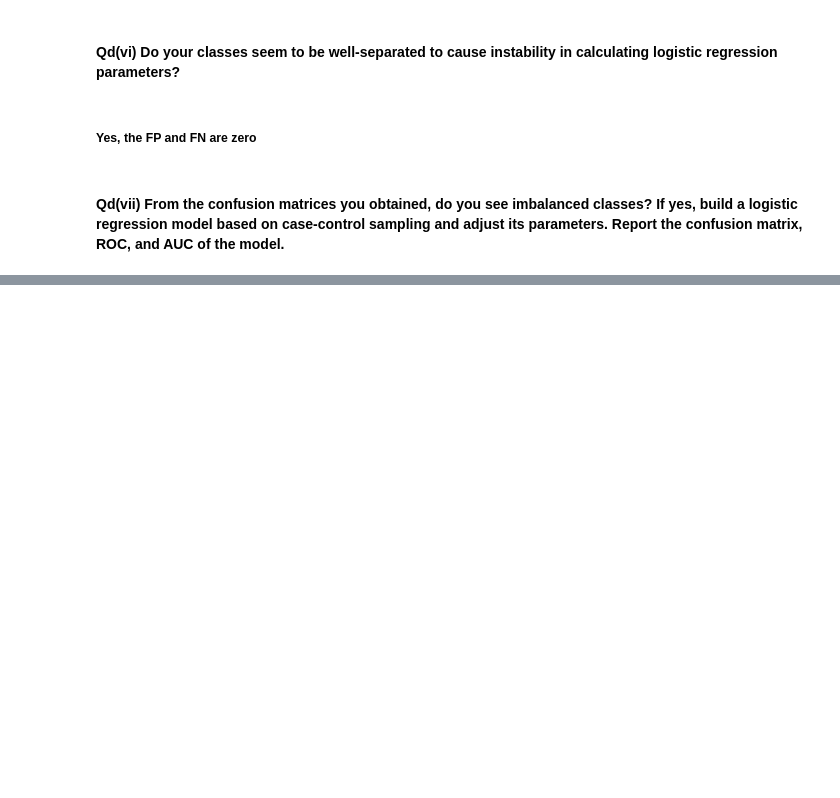
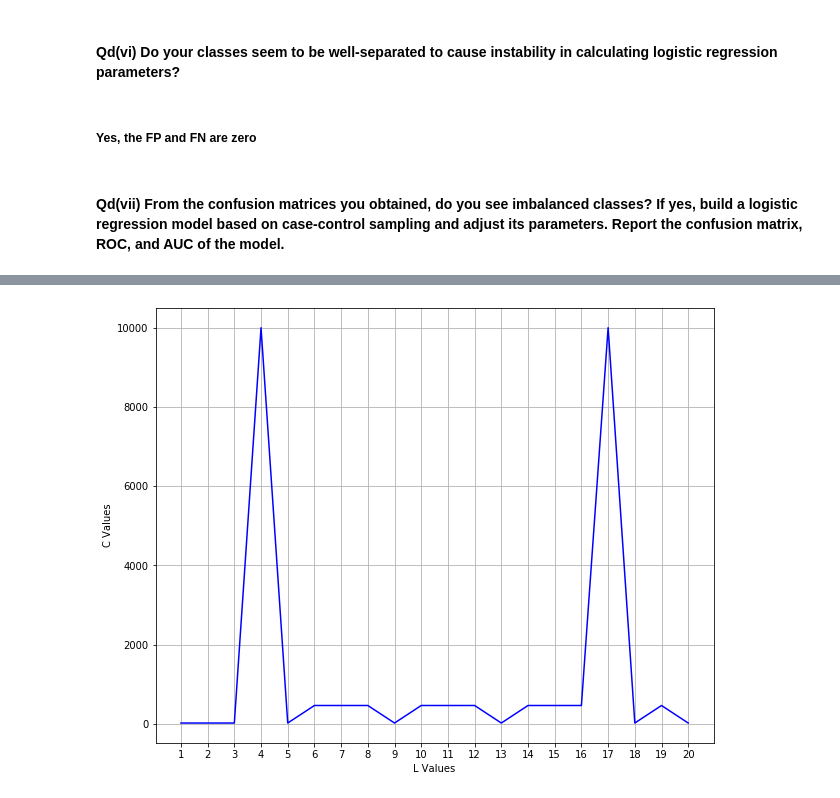
Before and after one commit to keerti-1997/INF552machine-learning-hw, a Jupyter notebook: Homework3/HW3 - Time Series Classification.ipynb, the cells around one changed output, grey strips where cells are left out. Drawn from its saved outputs; the diff is of its cells as text; code cells hidden in the pictures; blank space fills up the shorter version.

```diff
--- a/Homework3/HW3 - Time Series Classification.ipynb
+++ b/Homework3/HW3 - Time Series Classification.ipynb
@@ -545,0 +686,10 @@ Imbalance percentage :-  78.95 %, 21.05 %
+# %%
+# Plot of C Values
+plt.figure(figsize=(10,8))
+plt.plot(list(split_range),C_values,color='blue',label='CV scores')
+plt.xticks(np.arange(1,21))
+plt.xlabel("L Values")
+plt.ylabel("C Values")
+plt.grid()
+# %% [output]
+[figure, added]
```
Also changed, not shown: parts of 35 cells of this notebook.
